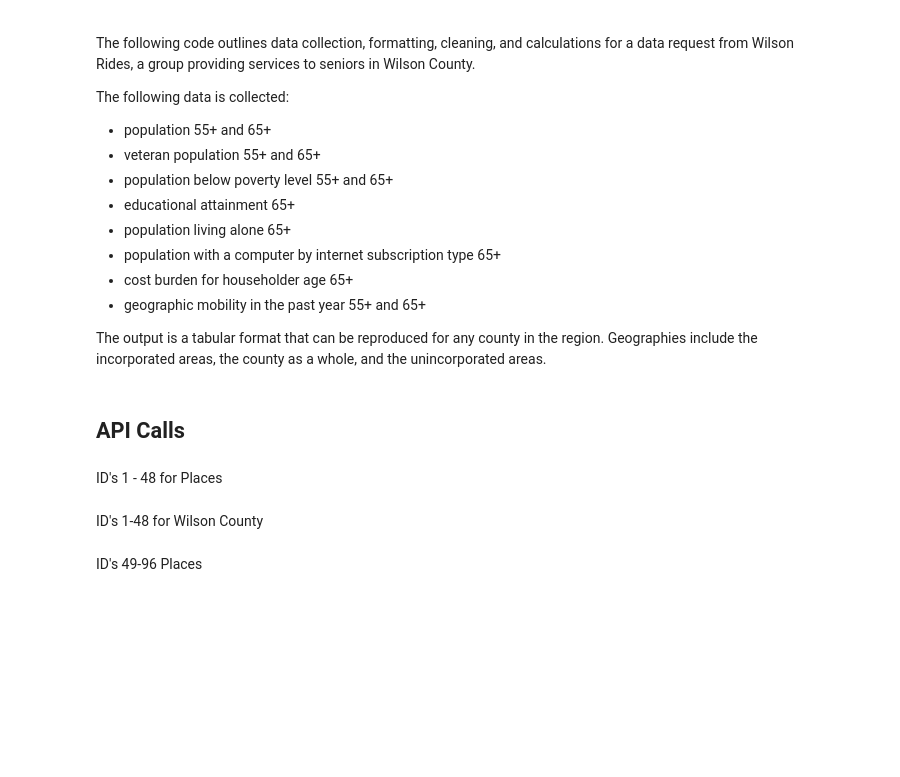
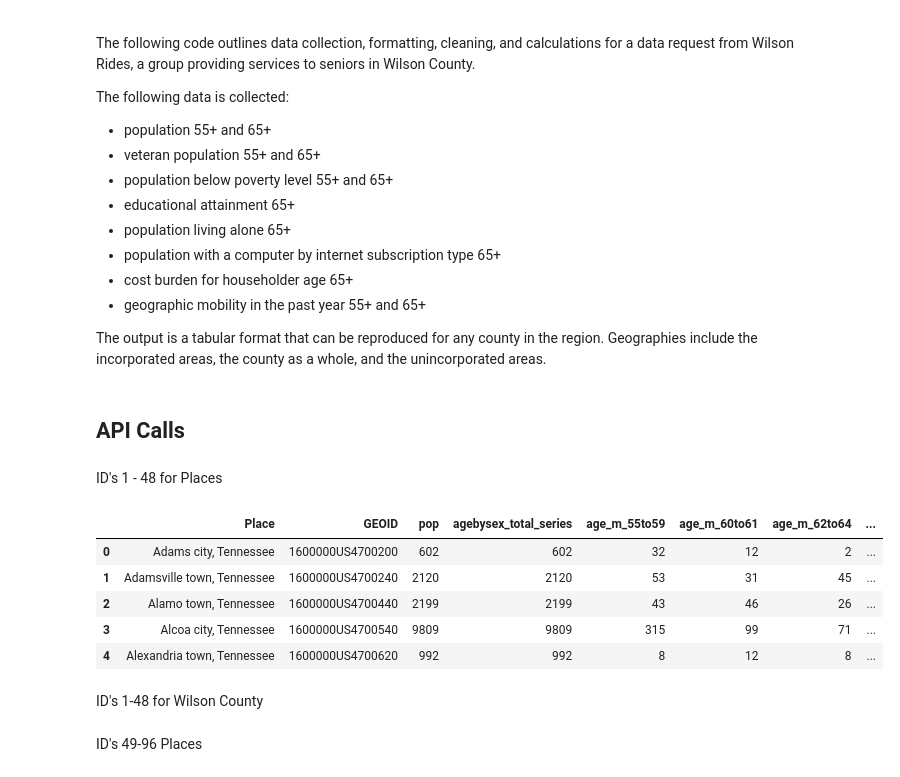
Before and after one commit to Greater-Nashville-Regional-Council/Aging-and-Disability, a Jupyter notebook: 3. Wilson Rides/notebooks/Wilson Rides.ipynb, the cells around one changed output. Cells and saved outputs as stored; diff of their text form; code cells hidden in the pictures; blank space fills up the shorter version.

```diff
--- a/3. Wilson Rides/notebooks/Wilson Rides.ipynb
+++ b/3. Wilson Rides/notebooks/Wilson Rides.ipynb
@@ -59,6 +59,15 @@ col_names = ['Place', 'GEOID','pop','agebysex_total_series','age_m_55to59','age_
              'ed_m65+_graduateorprofessionaldegree','ed_f65+','ed_f65+_less9thgrade','ed_f65+9thto12th','ed_f65+_highschoolgradequivalency',
              'StateFIPS','PlaceFIPS']
 callone=pd.DataFrame(columns=col_names, data=test.json()[1:], dtype = str)
+# %%
+callone.head()
+# %% [output]
+|  | Place | GEOID | pop | agebysex_total_series | age_m_55to59 | age_m_60to61 | age_m_62to64 | ... |
+| 0 | Adams city, Tennessee | 1600000US4700200 | 602 | 602 | 32 | 12 | 2 | ... |
+| 1 | Adamsville town, Tennessee | 1600000US4700240 | 2120 | 2120 | 53 | 31 | 45 | ... |
+| 2 | Alamo town, Tennessee | 1600000US4700440 | 2199 | 2199 | 43 | 46 | 26 | ... |
+| 3 | Alcoa city, Tennessee | 1600000US4700540 | 9809 | 9809 | 315 | 99 | 71 | ... |
+| 4 | Alexandria town, Tennessee | 1600000US4700620 | 992 | 992 | 8 | 12 | 8 | ... |
 # %% [markdown]
 ID's 1-48 for Wilson County
 # %%
```
Also changed, not shown: 1 other file.
